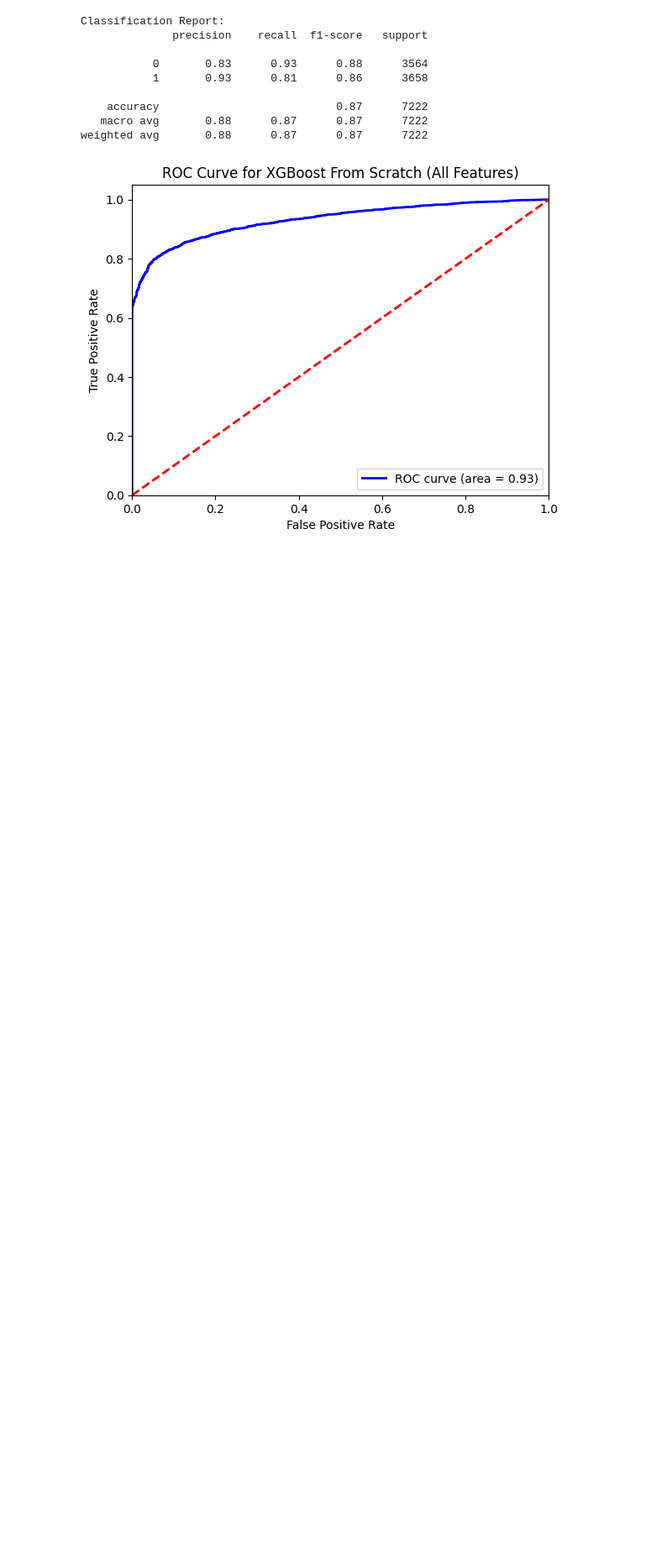
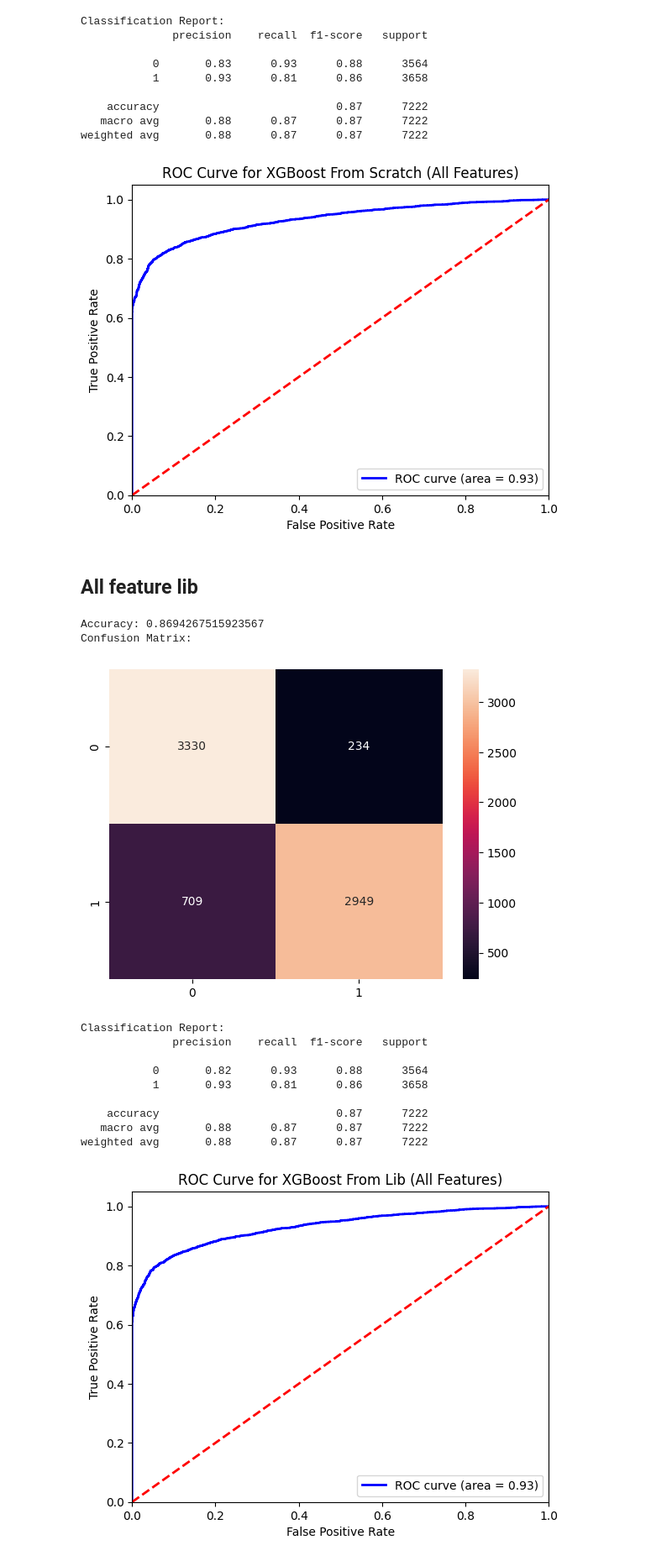
Before and after one commit to Taparov/project-intro-to-ml-classification, a Jupyter notebook: xgboost_model.ipynb, the cells around one changed output. Shown at 84% size. Cells and saved outputs as stored; diff of their text form; code cells hidden in the pictures; blank space fills up the shorter version.

```diff
--- a/xgboost_model.ipynb
+++ b/xgboost_model.ipynb
@@ -387,3 +421,35 @@ Classification Report:
    macro avg       0.88      0.87      0.87      7222
 weighted avg       0.88      0.87      0.87      7222
 [figure]
+# %% [markdown]
+## All feature lib
+# %%
+xgb_lib_all = XGBClassifier(
+    n_estimators=100,
+    max_depth=4,
+    learning_rate=0.1,
+    min_child_weight=1,
+    reg_lambda=1.0,
+    gamma=0.0,
+    subsample=0.8,
+    colsample_bytree=0.8
+)
+xgb_lib_all.fit(X_train_all, y_train_all)
+y_pred_all_lib = xgb_lib_all.predict(X_test_all)
+y_pred_proba_all_lib = xgb_lib_all.predict_proba(X_test_all)
+helper.evaluate_model(y_test_all, y_pred_all_lib)
+helper.plot_roc_curve(y_test_all, y_pred_proba_all_lib[:, 1], title='XGBoost From Lib (All Features)')
+# %% [output]
+Accuracy: 0.8694267515923567
+Confusion Matrix:
+[figure, added]
+Classification Report:
+              precision    recall  f1-score   support
+
+           0       0.82      0.93      0.88      3564
+           1       0.93      0.81      0.86      3658
+
+    accuracy                           0.87      7222
+   macro avg       0.88      0.87      0.87      7222
+weighted avg       0.88      0.87      0.87      7222
+[figure, added]
```
Also changed, not shown: parts of 3 cells of this notebook, 1 other file.
